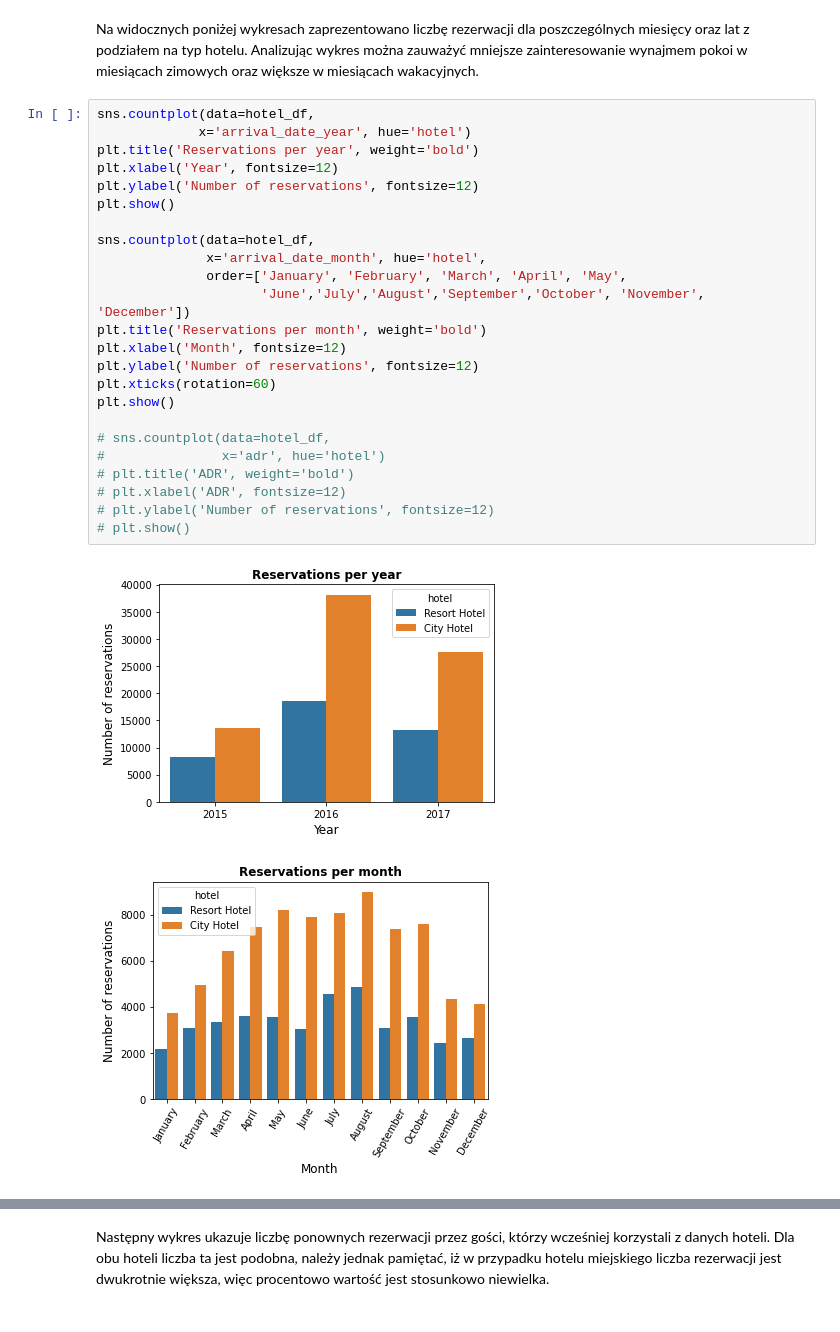
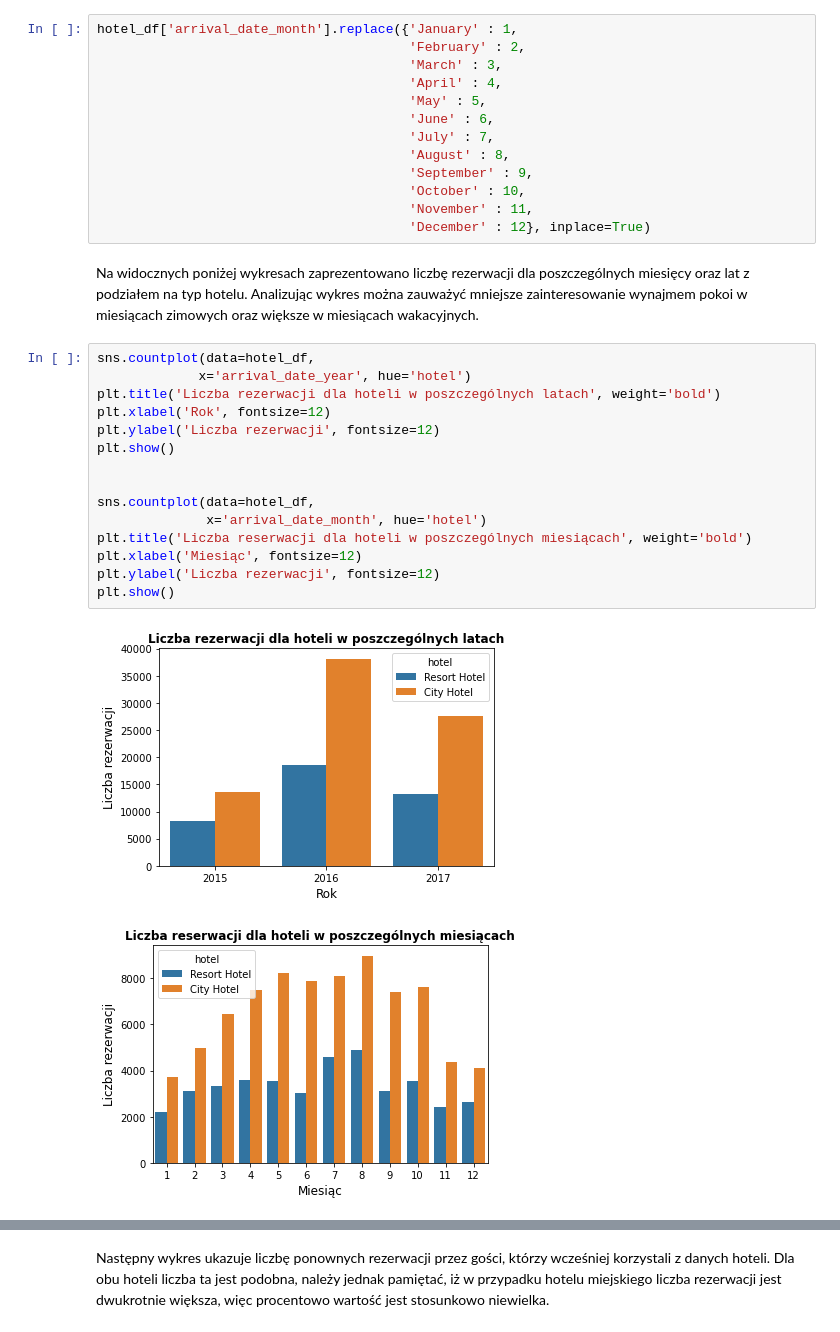
Before and after one commit to kaugustowski/hotel-data-sda, a Jupyter notebook: hotels.ipynb, the cells around one changed output, grey strips where cells are left out. Cells and saved outputs as stored; diff of their text form.

```diff
--- a/hotels.ipynb
+++ b/hotels.ipynb
@@ -154,30 +156,34 @@ Text(0, 0.5, 'Lead Time')
+# %%
+hotel_df['arrival_date_month'].replace({'January' : 1,
+                                        'February' : 2,
+                                        'March' : 3,
+                                        'April' : 4,
+                                        'May' : 5,
+                                        'June' : 6,
+                                        'July' : 7,
+                                        'August' : 8,
+                                        'September' : 9,
+                                        'October' : 10,
+                                        'November' : 11,
+                                        'December' : 12}, inplace=True)
 # %% [markdown]
 Na widocznych poniżej wykresach zaprezentowano liczbę rezerwacji dla poszczególnych miesięcy oraz lat z podziałem na typ hotelu.
 Analizując wykres można zauważyć mniejsze zainteresowanie wynajmem pokoi w miesiącach zimowych oraz większe w miesiącach wakacyjnych.
 # %%
 sns.countplot(data=hotel_df,
              x='arrival_date_year', hue='hotel')
-plt.title('Reservations per year', weight='bold')
-plt.xlabel('Year', fontsize=12)
-plt.ylabel('Number of reservations', fontsize=12)
+plt.title('Liczba rezerwacji dla hoteli w poszczególnych latach', weight='bold')
+plt.xlabel('Rok', fontsize=12)
+plt.ylabel('Liczba rezerwacji', fontsize=12)
 plt.show()
 
+
 sns.countplot(data=hotel_df,
-              x='arrival_date_month', hue='hotel',
-              order=['January', 'February', 'March', 'April', 'May',
-                     'June','July','August','September','October', 'November', 'December'])
-plt.title('Reservations per month', weight='bold')
-plt.xlabel('Month', fontsize=12)
-plt.ylabel('Number of reservations', fontsize=12)
-plt.xticks(rotation=60)
+              x='arrival_date_month', hue='hotel')
+plt.title('Liczba reserwacji dla hoteli w poszczególnych miesiącach', weight='bold')
+plt.xlabel('Miesiąc', fontsize=12)
+plt.ylabel('Liczba rezerwacji', fontsize=12)
 plt.show()
-
-# sns.countplot(data=hotel_df,
-#               x='adr', hue='hotel')
-# plt.title('ADR', weight='bold')
-# plt.xlabel('ADR', fontsize=12)
-# plt.ylabel('Number of reservations', fontsize=12)
-# plt.show()
 # %% [output]
-[figure, old version]
+[figure, new version]
-[figure, old version]
+[figure, new version]
```
Also changed, not shown: parts of 17 cells of this notebook.
